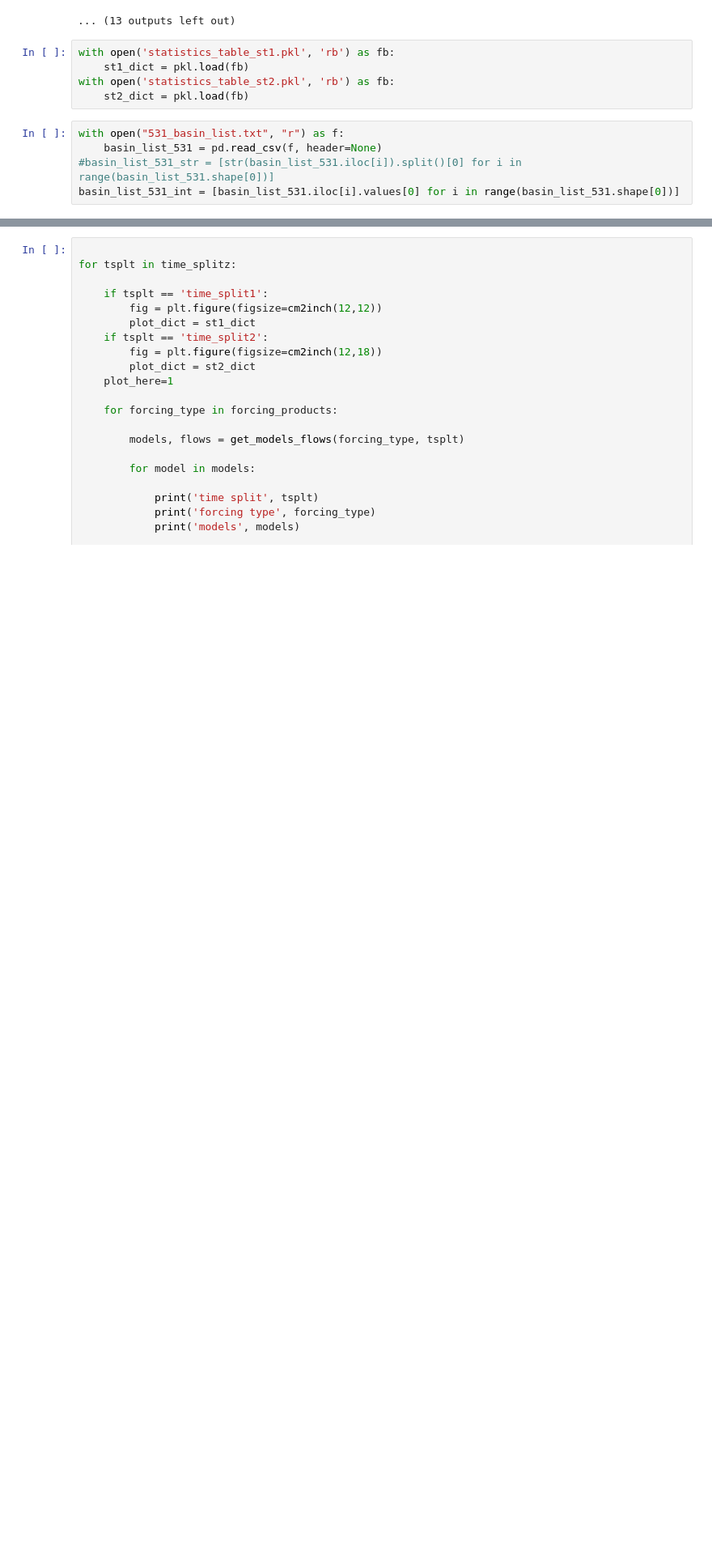
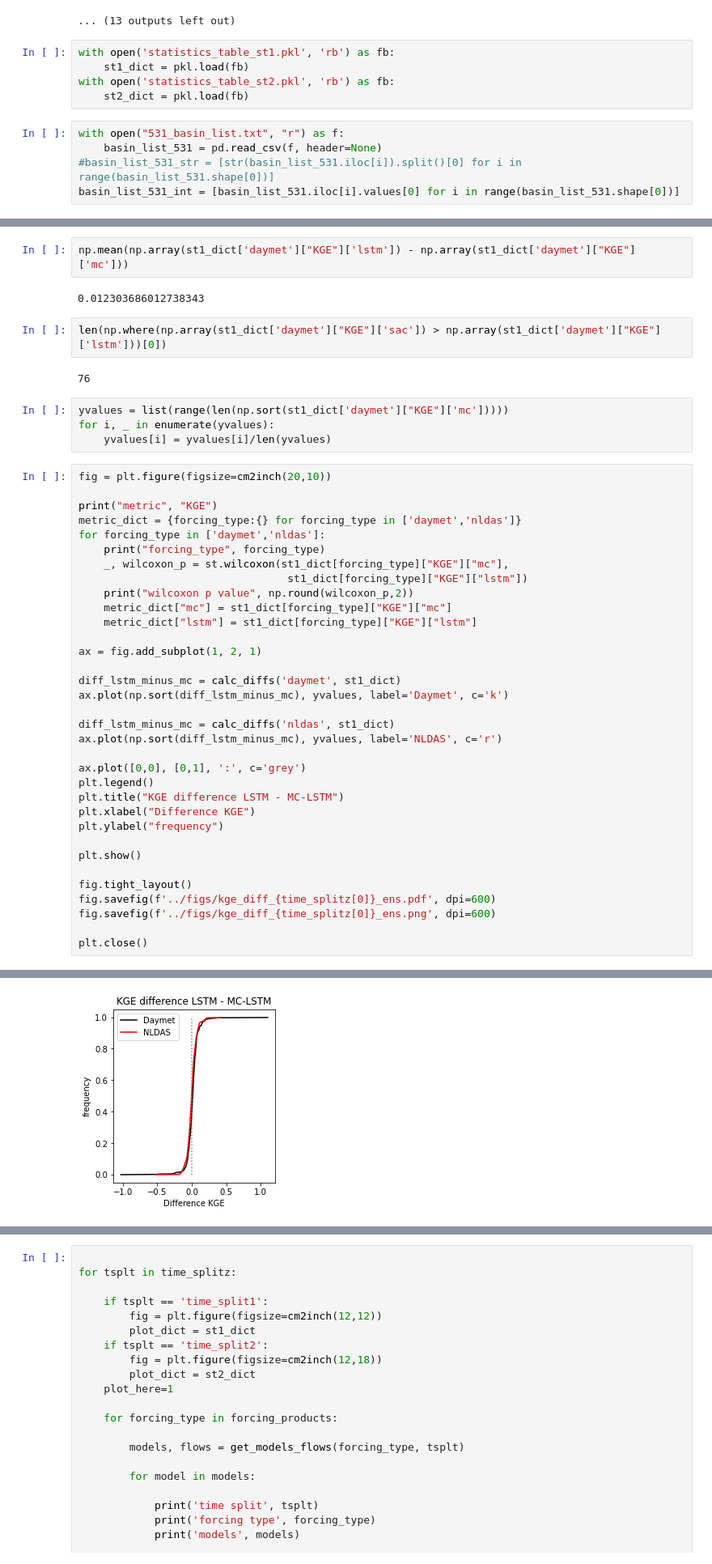
Before and after one commit to jmframe/mclstm_2021_mass_balance, a Jupyter notebook: results/mass_balance-ens.ipynb, the cells around one changed output, grey strips where cells are left out. Shown at 81% size. Drawn from its saved outputs; the diff is of its cells as text; blank space fills up the shorter version.

```diff
--- a/results/mass_balance-ens.ipynb
+++ b/results/mass_balance-ens.ipynb
@@ -1082,0 +1161,47 @@ basin_list_531_int = [basin_list_531.iloc[i].values[0] for i in range(basin_list
+# %%
+np.mean(np.array(st1_dict['daymet']["KGE"]['lstm']) - np.array(st1_dict['daymet']["KGE"]['mc']))
+# %% [output]
+0.012303686012738343
+# %%
+len(np.where(np.array(st1_dict['daymet']["KGE"]['sac']) > np.array(st1_dict['daymet']["KGE"]['lstm']))[0])
+# %% [output]
+76
+# %%
+yvalues = list(range(len(np.sort(st1_dict['daymet']["KGE"]['mc']))))
+for i, _ in enumerate(yvalues):
+    yvalues[i] = yvalues[i]/len(yvalues)
+# %%
+fig = plt.figure(figsize=cm2inch(20,10))
+
+print("metric", "KGE")
+metric_dict = {forcing_type:{} for forcing_type in ['daymet','nldas']}
+for forcing_type in ['daymet','nldas']:
+    print("forcing_type", forcing_type)
+    _, wilcoxon_p = st.wilcoxon(st1_dict[forcing_type]["KGE"]["mc"],
+                                 st1_dict[forcing_type]["KGE"]["lstm"])
+    print("wilcoxon p value", np.round(wilcoxon_p,2))
+    metric_dict["mc"] = st1_dict[forcing_type]["KGE"]["mc"]
+    metric_dict["lstm"] = st1_dict[forcing_type]["KGE"]["lstm"]
+
+ax = fig.add_subplot(1, 2, 1)
+
+diff_lstm_minus_mc = calc_diffs('daymet', st1_dict)
+ax.plot(np.sort(diff_lstm_minus_mc), yvalues, label='Daymet', c='k')
+
+diff_lstm_minus_mc = calc_diffs('nldas', st1_dict)
+ax.plot(np.sort(diff_lstm_minus_mc), yvalues, label='NLDAS', c='r')
+
+ax.plot([0,0], [0,1], ':', c='grey')
+plt.legend()
+plt.title("KGE difference LSTM - MC-LSTM")
+plt.xlabel("Difference KGE")
+plt.ylabel("frequency")
+
+plt.show()
+
+fig.tight_layout()
+fig.savefig(f'../figs/kge_diff_{time_splitz[0]}_ens.pdf', dpi=600)
+fig.savefig(f'../figs/kge_diff_{time_splitz[0]}_ens.png', dpi=600)
+
+plt.close()
+# %% [output]
@@ -1082,0 +1223 @@ basin_list_531_int = [basin_list_531.iloc[i].values[0] for i in range(basin_list
+[figure, added]
```
Also changed, not shown: parts of 7 cells of this notebook, 30 other files.
